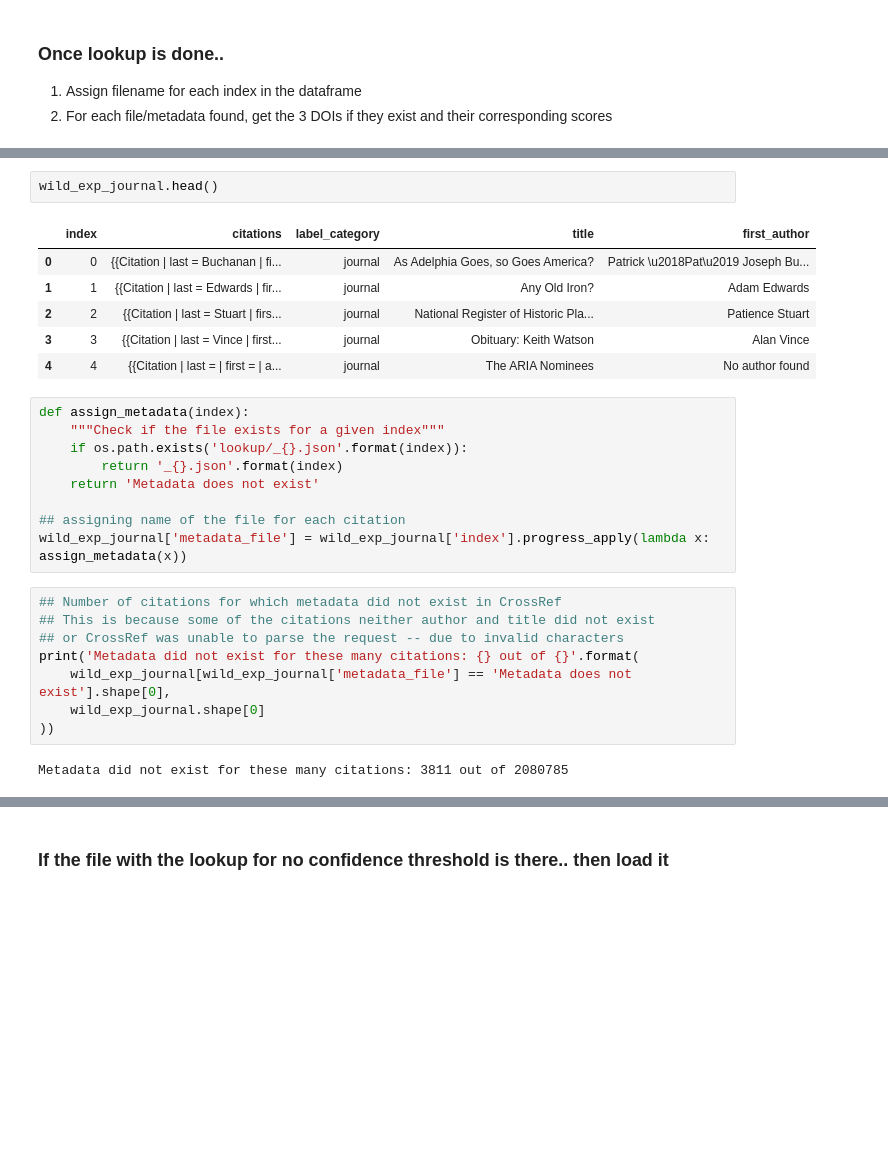
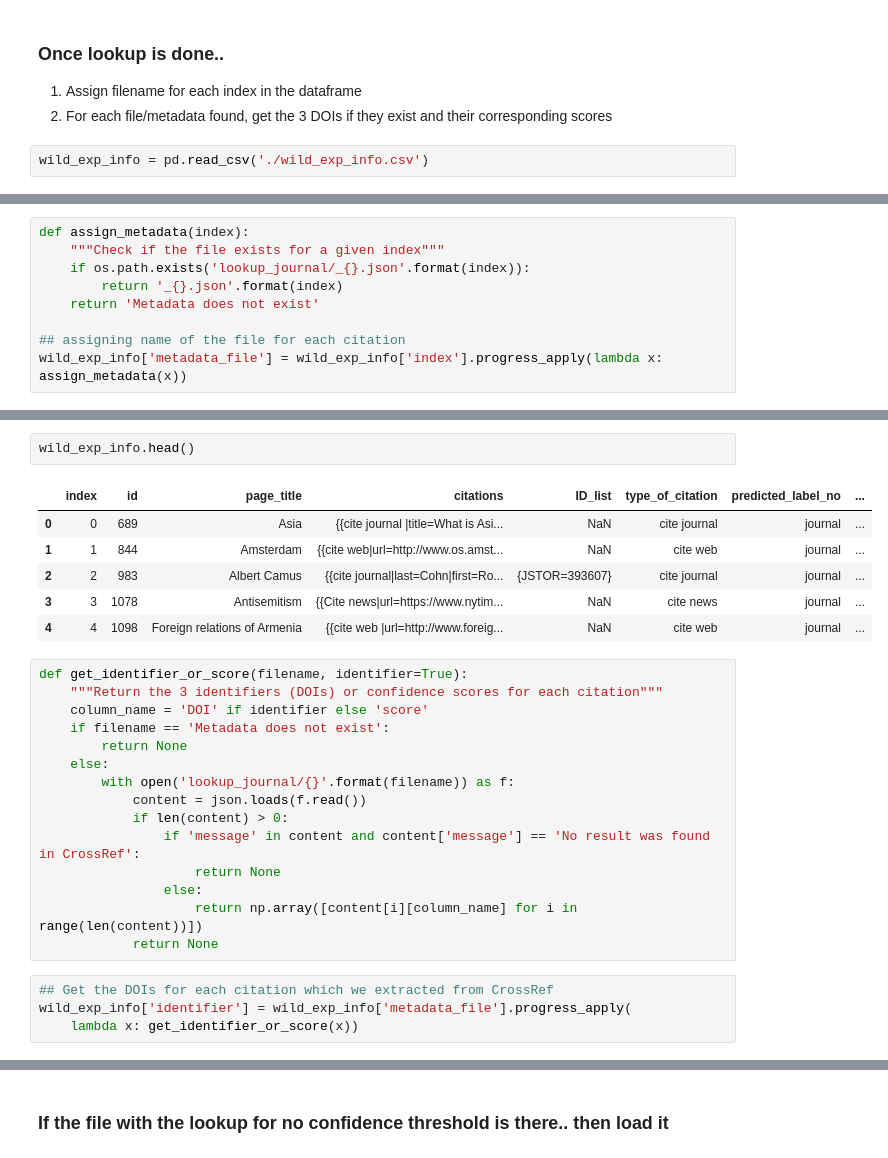
Before and after one commit to Harshdeep1996/cite-classifications-wiki, a Jupyter notebook: notebooks/wild_examples_lookup_journal.ipynb, the cells around one changed output, grey strips where cells are left out. Drawn from its saved outputs; the diff is of its cells as text; blank space fills up the shorter version.

```diff
--- a/notebooks/wild_examples_lookup_journal.ipynb
+++ b/notebooks/wild_examples_lookup_journal.ipynb
@@ -138,3 +135,5 @@ wild_exp_journal.iloc[0]['citations']
 
 1. Assign filename for each index in the dataframe
 2. For each file/metadata found, get the 3 DOIs if they exist and their corresponding scores
+# %%
+wild_exp_info = pd.read_csv('./wild_exp_info.csv')
@@ -140,0 +151,9 @@ wild_exp_journal.iloc[0]['citations']
+# %%
+def assign_metadata(index):
+    """Check if the file exists for a given index"""
+    if os.path.exists('lookup_journal/_{}.json'.format(index)):
+        return '_{}.json'.format(index)
+    return 'Metadata does not exist'
+
+## assigning name of the file for each citation
+wild_exp_info['metadata_file'] = wild_exp_info['index'].progress_apply(lambda x: assign_metadata(x))
@@ -141,29 +170,29 @@ wild_exp_journal.iloc[0]['citations']
 # %%
-wild_exp_journal.head()
+wild_exp_info.head()
 # %% [output]
-|  | index | citations | label_category | title | first_author |
-| 0 | 0 | {{Citation | last = Buchanan | fi... | journal | As Adelphia Goes, so Goes America? | Patrick \u2018Pat\u2019 Joseph Bu... |
-| 1 | 1 | {{Citation | last = Edwards | fir... | journal | Any Old Iron? | Adam Edwards |
-| 2 | 2 | {{Citation | last = Stuart | firs... | journal | National Register of Historic Pla... | Patience Stuart |
-| 3 | 3 | {{Citation | last = Vince | first... | journal | Obituary: Keith Watson | Alan Vince |
-| 4 | 4 | {{Citation | last = | first = | a... | journal | The ARIA Nominees | No author found |
+|  | index | id | page_title | citations | ID_list | type_of_citation | predicted_label_no | ... |
+| 0 | 0 | 689 | Asia | {{cite journal |title=What is Asi... | NaN | cite journal | journal | ... |
+| 1 | 1 | 844 | Amsterdam | {{cite web|url=http://www.os.amst... | NaN | cite web | journal | ... |
+| 2 | 2 | 983 | Albert Camus | {{cite journal|last=Cohn|first=Ro... | {JSTOR=393607} | cite journal | journal | ... |
+| 3 | 3 | 1078 | Antisemitism | {{Cite news|url=https://www.nytim... | NaN | cite news | journal | ... |
+| 4 | 4 | 1098 | Foreign relations of Armenia | {{cite web |url=http://www.foreig... | NaN | cite web | journal | ... |
-# %%
-def assign_metadata(index):
-    """Check if the file exists for a given index"""
-    if os.path.exists('lookup/_{}.json'.format(index)):
-        return '_{}.json'.format(index)
-    return 'Metadata does not exist'
-
-## assigning name of the file for each citation
-wild_exp_journal['metadata_file'] = wild_exp_journal['index'].progress_apply(lambda x: assign_metadata(x))
-# %%
-## Number of citations for which metadata did not exist in CrossRef
-## This is because some of the citations neither author and title did not exist
-## or CrossRef was unable to parse the request -- due to invalid characters
-print('Metadata did not exist for these many citations: {} out of {}'.format(
-    wild_exp_journal[wild_exp_journal['metadata_file'] == 'Metadata does not exist'].shape[0],
-    wild_exp_journal.shape[0]
-))
-# %% [output]
-Metadata did not exist for these many citations: 3811 out of 2080785
+# %%
+def get_identifier_or_score(filename, identifier=True):
+    """Return the 3 identifiers (DOIs) or confidence scores for each citation"""
+    column_name = 'DOI' if identifier else 'score'
+    if filename == 'Metadata does not exist':
+        return None
+    else:
+        with open('lookup_journal/{}'.format(filename)) as f:
+            content = json.loads(f.read())
+            if len(content) > 0:
+                if 'message' in content and content['message'] == 'No result was found in CrossRef':
+                    return None
+                else:
+                    return np.array([content[i][column_name] for i in range(len(content))])
+            return None
+# %%
+## Get the DOIs for each citation which we extracted from CrossRef
+wild_exp_info['identifier'] = wild_exp_info['metadata_file'].progress_apply(
+    lambda x: get_identifier_or_score(x))
 # %%
```
Also changed, not shown: parts of 40 cells of this notebook.
